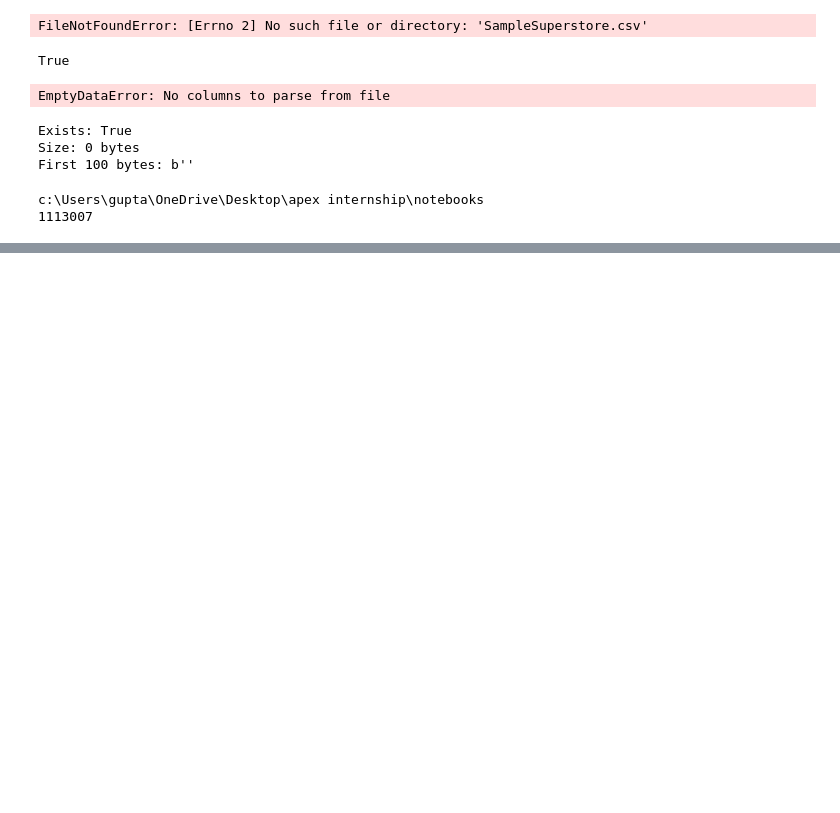
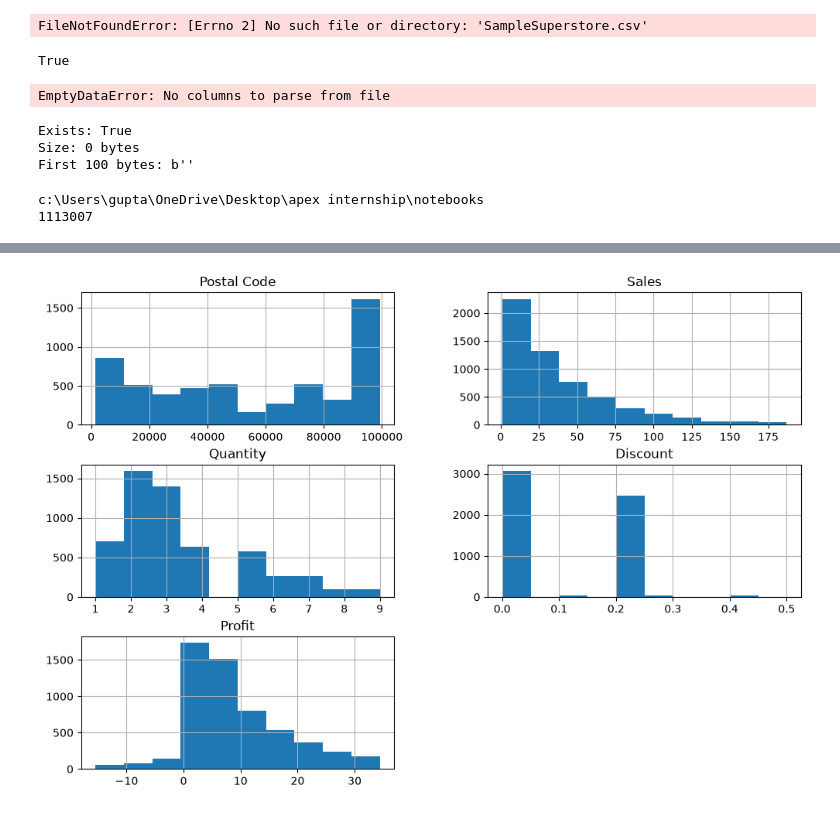
Before and after one commit to Prishaaa20/apexplanet-data-analytics, a Jupyter notebook: notebooks/task1_EDA.ipynb, the cells around one changed output, grey strips where cells are left out. Saved outputs shown, nothing was run; the diff lists cells and outputs as text; code cells hidden in the pictures; blank space fills up the shorter version.

```diff
--- a/notebooks/task1_EDA.ipynb
+++ b/notebooks/task1_EDA.ipynb
@@ -103,0 +347,5 @@ df.head()
+# %%
+df.hist(figsize=(12,8))
+plt.show()
+# %% [output]
+[figure, added]
```
Also changed, not shown: parts of 31 cells of this notebook.
